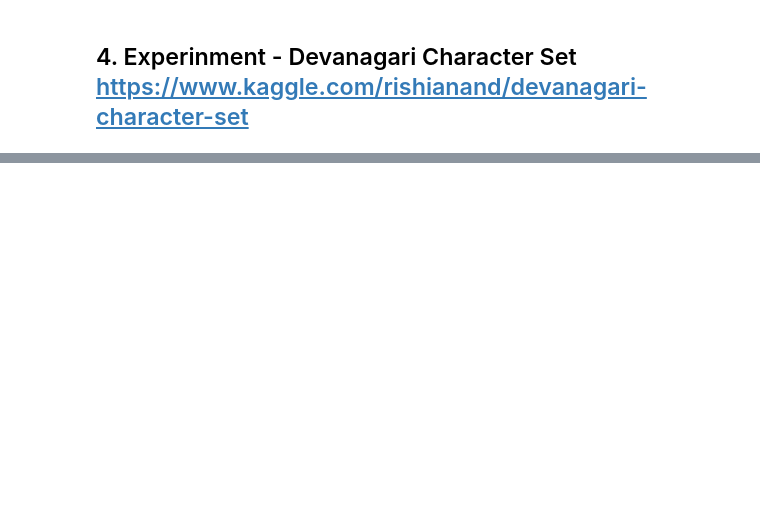
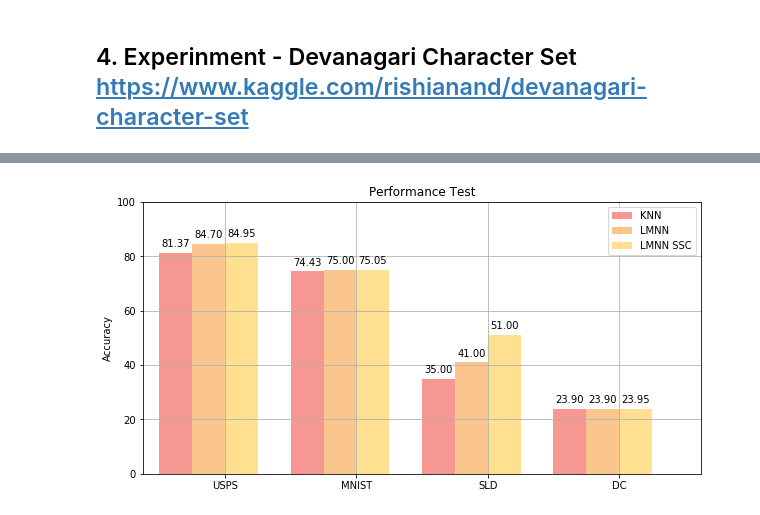
Before and after one commit to ShawnHouCHN/Advanced-Machine-Learning, a Jupyter notebook: Advanced Machine Learning - Metrics Learning.ipynb, the cells around one changed output, grey strips where cells are left out. Saved outputs shown, nothing was run; the diff lists cells and outputs as text; code cells hidden in the pictures; blank space fills up the shorter version.

```diff
--- a/Advanced Machine Learning - Metrics Learning.ipynb
+++ b/Advanced Machine Learning - Metrics Learning.ipynb
@@ -601,0 +564,88 @@ KeyboardInterrupt:
+# %%
+raw_data = {'Dataset': ['USPS', 'MNIST', 'SLD', 'DC'],
+        'KNN': [0.8136522172396612, 0.7443142857142857, 0.35, 0.239],
+        'LMNN': [0.8470353761833582, 0.7499714285714286, 0.41,0.239],
+        'LMNN SSC': [0.8495266567015446, 0.7504857142857143, 0.51, 0.2395]}
+df = pd.DataFrame(raw_data, columns = ['Dataset', 'KNN', 'LMNN', 'LMNN SSC'])
+df['KNN']=df['KNN']*100
+df['LMNN']=df['LMNN']*100
+df['LMNN SSC']=df['LMNN SSC']*100
+# %%
+# Setting the positions and width for the bars
+pos = list(range(len(df['KNN'])))
+width = 0.25
+
+# Plotting the bars
+fig, ax = plt.subplots(figsize=(10,5))
+
+# Create a bar with pre_score data,
+# in position pos,
+plt.bar(pos,
+        #using df['pre_score'] data,
+        df['KNN'],
+        # of width
+        width,
+        # with alpha 0.5
+        alpha=0.5,
+        # with color
+        color='#EE3224',
+        # with label the first value in first_name
+        label=df['Dataset'][0])
+
+# Create a bar with mid_score data,
+# in position pos + some width buffer,
+plt.bar([p + width for p in pos],
+        #using df['mid_score'] data,
+        df['LMNN'],
+        # of width
+        width,
+        # with alpha 0.5
+        alpha=0.5,
+        # with color
+        color='#F78F1E',
+        # with label the second value in first_name
+        label=df['Dataset'][1])
+
+# Create a bar with post_score data,
+# in position pos + some width buffer,
+plt.bar([p + width*2 for p in pos],
+        #using df['post_score'] data,
+        df['LMNN SSC'],
+        # of width
+        width,
+        # with alpha 0.5
+        alpha=0.5,
+        # with color
+        color='#FFC222',
+        # with label the third value in first_name
+        label=df['Dataset'][2])
+
+for p in ax.patches:
+    h = p.get_height()
+    x = p.get_x()+p.get_width()/2.
+    if h != 0:
+        ax.annotate("%.2f" % p.get_height(), xy=(x,h), xytext=(0,4),
+                   textcoords="offset points", ha="center", va="bottom")
+
+# Set the y axis label
+ax.set_ylabel('Accuracy')
+
+# Set the chart's title
+ax.set_title('Performance Test')
+
+# Set the position of the x ticks
+ax.set_xticks([p + 1.5 * width for p in pos])
+
+# Set the labels for the x ticks
+ax.set_xticklabels(df['Dataset'])
+
+# Setting the x-axis and y-axis limits
+plt.xlim(min(pos)-width, max(pos)+width*4)
+plt.ylim([0, 100] )
+
+# Adding the legend and showing the plot
+plt.legend(['KNN', 'LMNN', 'LMNN SSC'], loc='upper right')
+plt.grid()
+plt.show()
+# %% [output]
+[figure, added]
```
Also changed, not shown: parts of 11 cells of this notebook, 1 other file.
